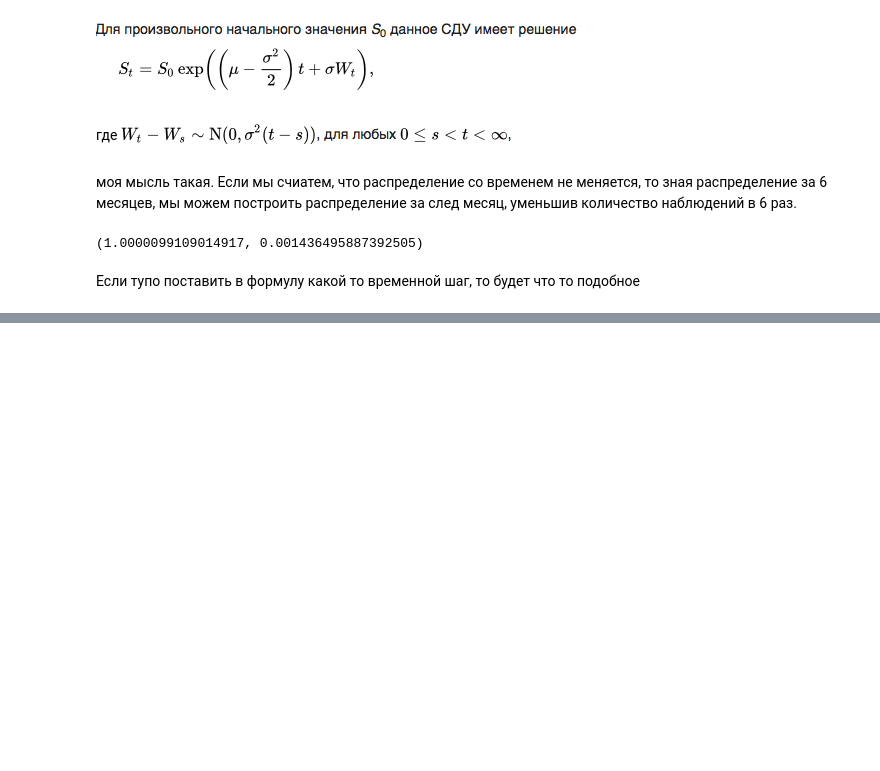
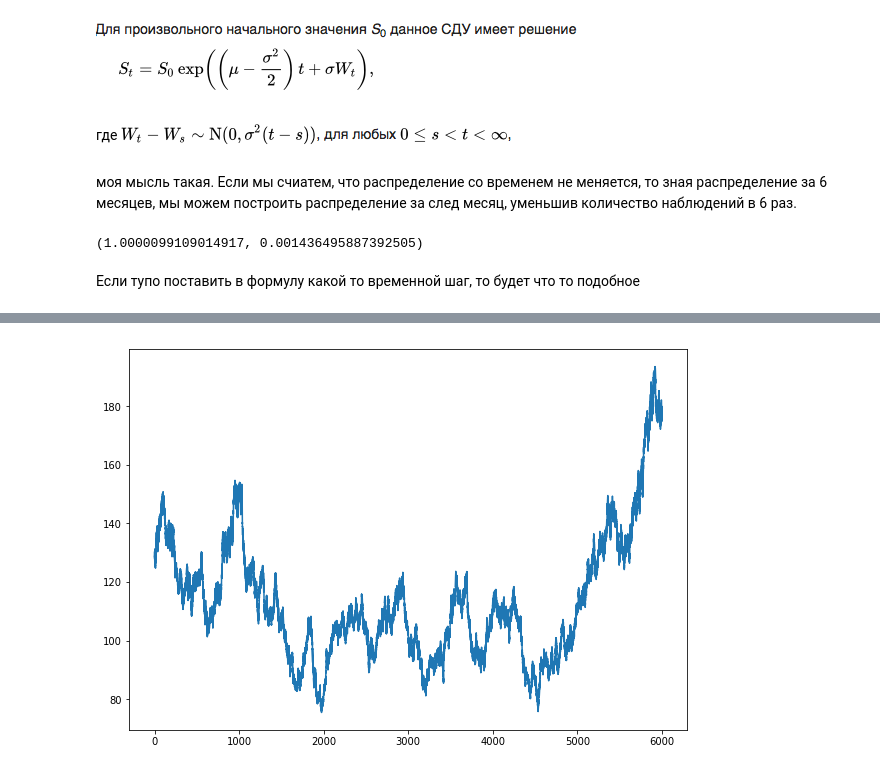
Before and after one commit to marssellio/btchack, a Jupyter notebook: ethusd.ipynb, the cells around one changed output, grey strips where cells are left out. Drawn from its saved outputs; the diff is of its cells as text; code cells hidden in the pictures; blank space fills up the shorter version.

```diff
--- a/ethusd.ipynb
+++ b/ethusd.ipynb
@@ -217,0 +222,15 @@ plt.plot(S_array, E, 'r-', lw=2)
+# %%
+T = 6000
+mu = 0
+sigma = 0.01
+dt = 0.01
+N = round(T/dt)
+t = np.linspace(0, T, N)
+S0=129
+X = np.random.normal(mu * dt, sigma* np.sqrt(dt), N)
+S = S0*np.exp(np.cumsum(X))
+plt.figure(figsize=(10,7))
+plt.plot(t, S)
+plt.show()
+# %% [output]
+[figure, added]
```
Also changed, not shown: parts of 9 cells of this notebook.
